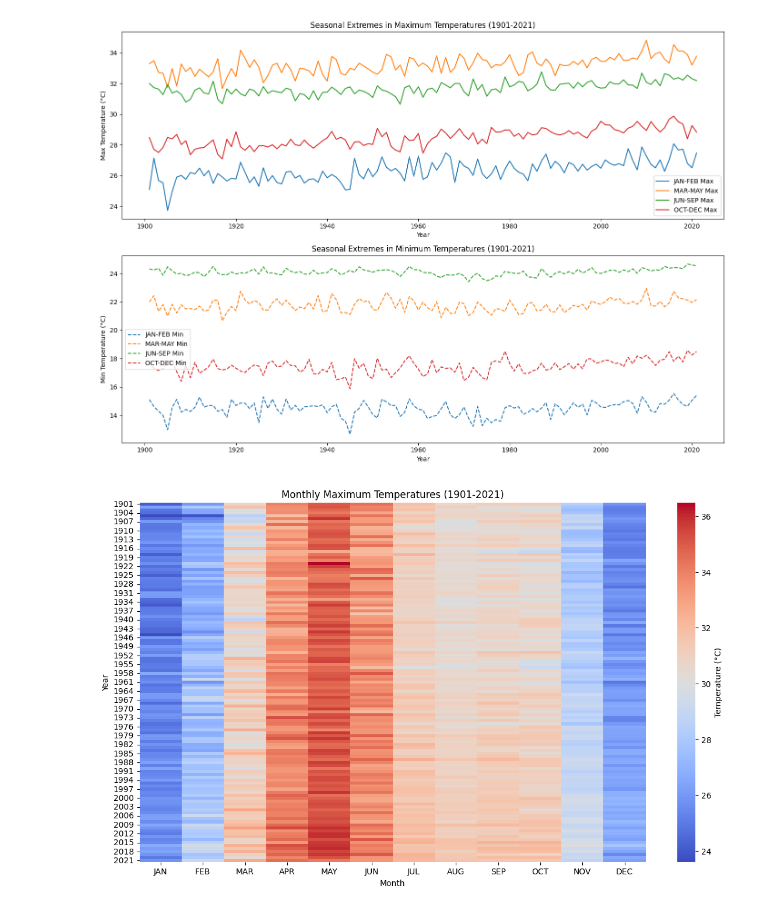
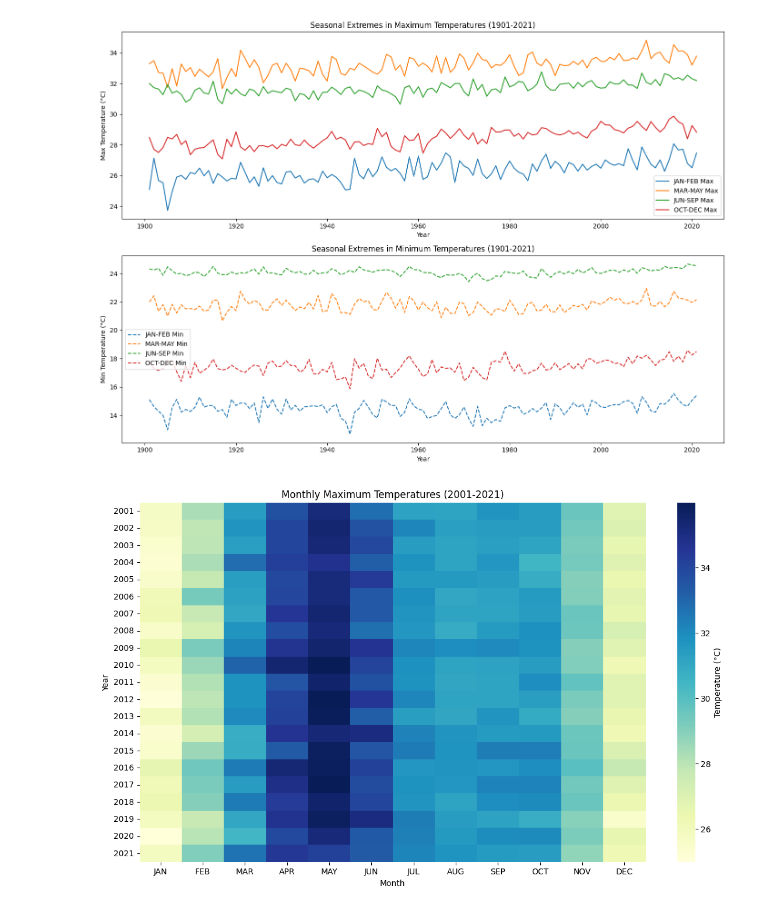
Before and after one commit to nandhu-44/R-Project, a Jupyter notebook: temperature.ipynb, the cells around one changed output. Cells and saved outputs as stored; diff of their text form; code cells hidden in the pictures.

```diff
--- a/temperature.ipynb
+++ b/temperature.ipynb
@@ -184,15 +184,23 @@ plt.show()
 # %% [output]
 [figure]
 # %%
-# Prepare data for monthly heatmap (max temperatures)
-monthly_data_max = temp_annual_max.set_index('YEAR')[['JAN', 'FEB', 'MAR', 'APR', 'MAY', 'JUN', 'JUL', 'AUG', 'SEP', 'OCT', 'NOV', 'DEC']]
+# Filter data for years > 2000
+monthly_data_max_2000 = temp_annual_max[temp_annual_max["YEAR"] > 2000].set_index(
+    "YEAR"
+)[["JAN", "FEB", "MAR", "APR", "MAY", "JUN", "JUL", "AUG", "SEP", "OCT", "NOV", "DEC"]]
 
+# Plot heatmap
 plt.figure(figsize=(14, 8))
-sns.heatmap(monthly_data_max, cmap='coolwarm', cbar_kws={'label': 'Temperature (°C)'}, annot=False)
-plt.title("Monthly Maximum Temperatures (1901-2021)")
+sns.heatmap(
+    monthly_data_max_2000,
+    cmap="YlGnBu",
+    cbar_kws={"label": "Temperature (°C)"},
+    annot=False,
+)
+plt.title("Monthly Maximum Temperatures (2001-2021)")
 plt.xlabel("Month")
 plt.ylabel("Year")
 plt.show()
 # %% [output]
-[figure, old version]
+[figure, new version]
 # %%
```
Also changed, not shown: parts of 1 cell of this notebook.
